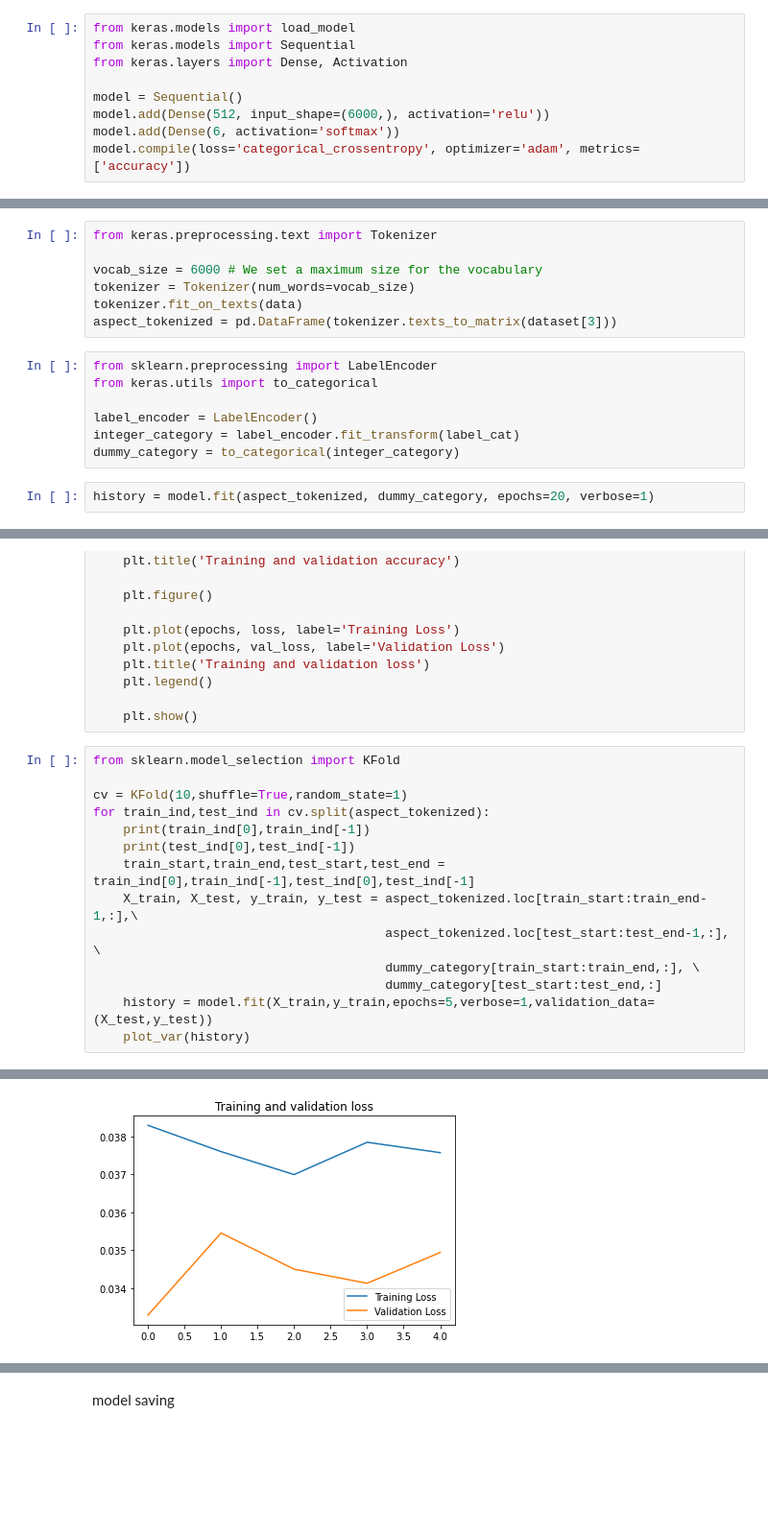
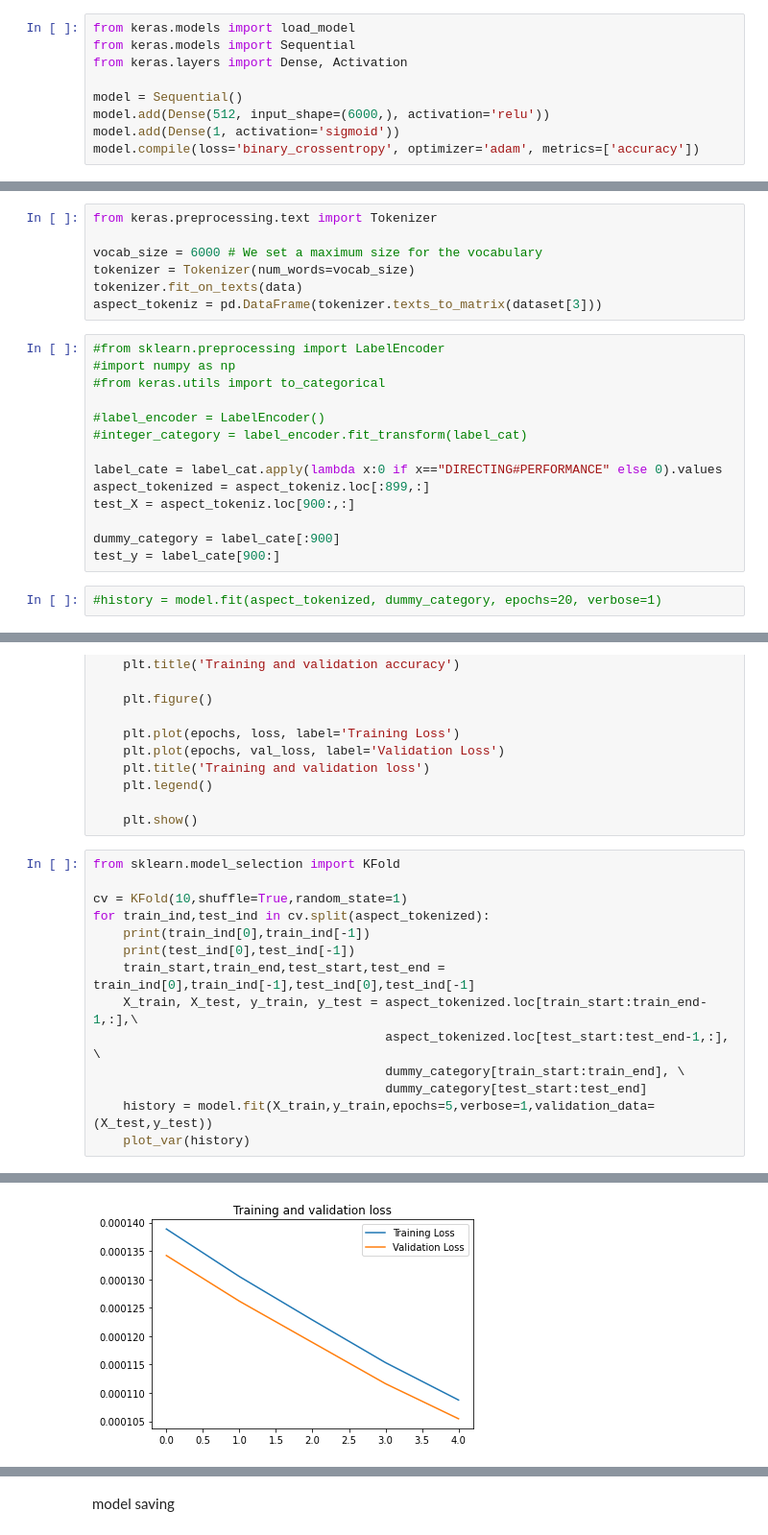
Before and after one commit to nipdep/aspect_base_sentimantel_analysis, a Jupyter notebook: src/cate_model.ipynb, the cells around one changed output, grey strips where cells are left out. Shown: that part at 96% size. Saved outputs shown, nothing was run; the diff lists cells and outputs as text; blank space fills up the shorter version.

```diff
--- a/src/cate_model.ipynb
+++ b/src/cate_model.ipynb
@@ -54,5 +57,5 @@ from keras.layers import Dense, Activation
 
 model = Sequential()
 model.add(Dense(512, input_shape=(6000,), activation='relu'))
-model.add(Dense(6, activation='softmax'))
-model.compile(loss='categorical_crossentropy', optimizer='adam', metrics=['accuracy'])
+model.add(Dense(1, activation='sigmoid'))
+model.compile(loss='binary_crossentropy', optimizer='adam', metrics=['accuracy'])
@@ -64,15 +65,22 @@ from keras.preprocessing.text import Tokenizer
 vocab_size = 6000 # We set a maximum size for the vocabulary
 tokenizer = Tokenizer(num_words=vocab_size)
 tokenizer.fit_on_texts(data)
-aspect_tokenized = pd.DataFrame(tokenizer.texts_to_matrix(dataset[3]))
+aspect_tokeniz = pd.DataFrame(tokenizer.texts_to_matrix(dataset[3]))
 # %%
-from sklearn.preprocessing import LabelEncoder
-from keras.utils import to_categorical
+#from sklearn.preprocessing import LabelEncoder
+#import numpy as np
+#from keras.utils import to_categorical
 
-label_encoder = LabelEncoder()
-integer_category = label_encoder.fit_transform(label_cat)
-dummy_category = to_categorical(integer_category)
+#label_encoder = LabelEncoder()
+#integer_category = label_encoder.fit_transform(label_cat)
+
+label_cate = label_cat.apply(lambda x:0 if x=="DIRECTING#PERFORMANCE" else 0).values
+aspect_tokenized = aspect_tokeniz.loc[:899,:]
+test_X = aspect_tokeniz.loc[900:,:]
+
+dummy_category = label_cate[:900]
+test_y = label_cate[900:]
 # %%
-history = model.fit(aspect_tokenized, dummy_category, epochs=20, verbose=1)
+#history = model.fit(aspect_tokenized, dummy_category, epochs=20, verbose=1)
 # %% [output]
 Epoch 1/20
@@ -125,8 +133,8 @@ for train_ind,test_ind in cv.split(aspect_tokenized):
     train_start,train_end,test_start,test_end = train_ind[0],train_ind[-1],test_ind[0],test_ind[-1]
     X_train, X_test, y_train, y_test = aspect_tokenized.loc[train_start:train_end-1,:],\
                                        aspect_tokenized.loc[test_start:test_end-1,:], \
-                                       dummy_category[train_start:train_end,:], \
-                                       dummy_category[test_start:test_end,:]
+                                       dummy_category[train_start:train_end], \
+                                       dummy_category[test_start:test_end]
     history = model.fit(X_train,y_train,epochs=5,verbose=1,validation_data=(X_test,y_test))
     plot_var(history)
 # %% [output]
@@ -155 +163 @@ Epoch 5/5
-[figure, old version]
+[figure, new version]
```
Also changed, not shown: parts of 10 cells of this notebook, 15 other files.
